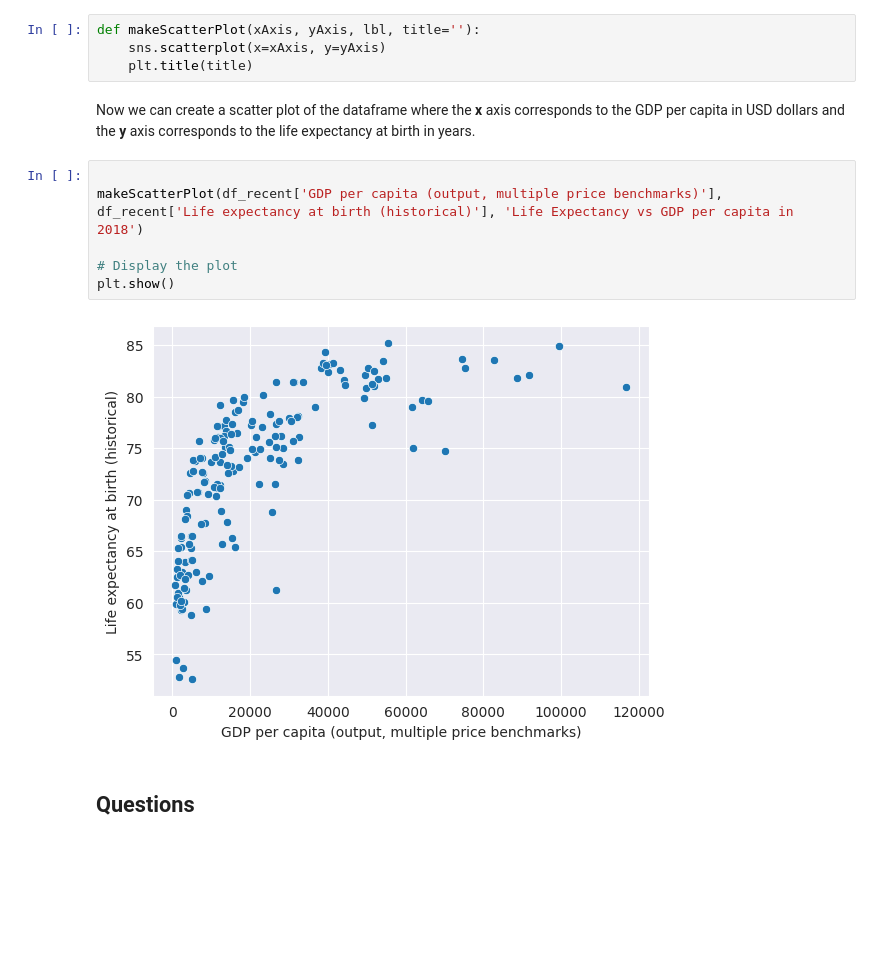
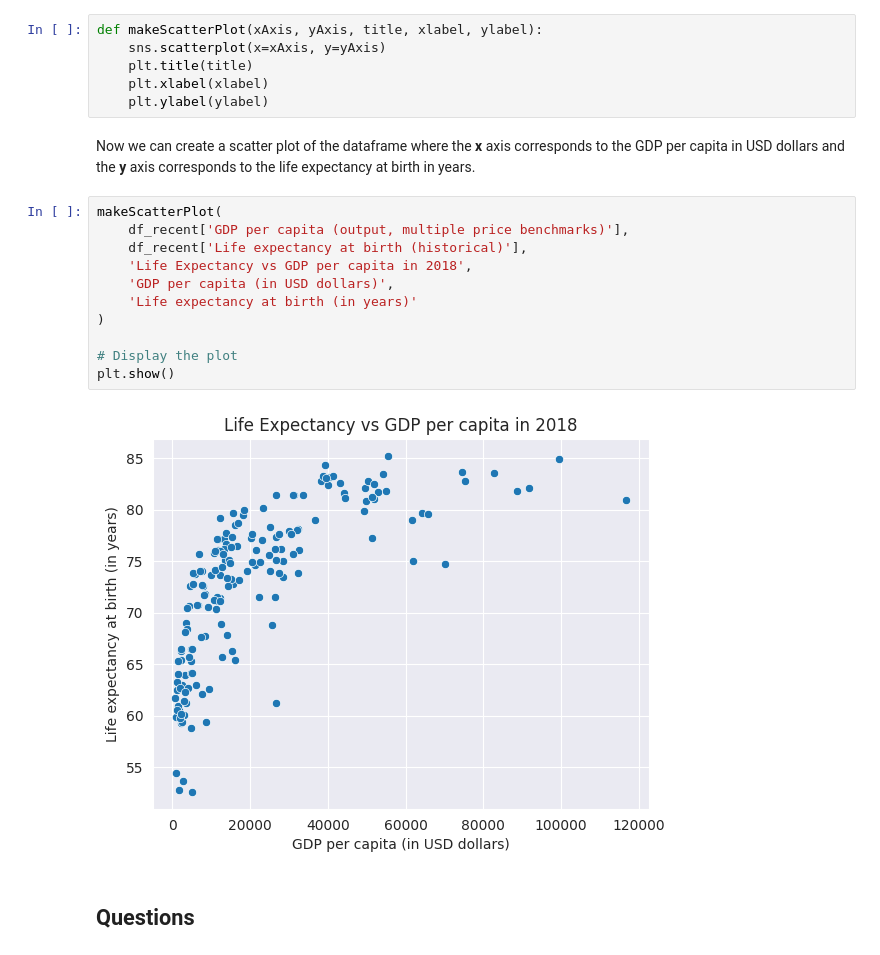
Before and after one commit to lucamodica/introduction-to-data-science-and-ai--chalmers, a Jupyter notebook: 1-introduction-to-ds-and-py/DAT565-assignment-1.ipynb, the cells around one changed output. Cells and saved outputs as stored; diff of their text form; blank space fills up the shorter version.

```diff
--- a/1-introduction-to-ds-and-py/DAT565-assignment-1.ipynb
+++ b/1-introduction-to-ds-and-py/DAT565-assignment-1.ipynb
@@ -139,19 +139,26 @@ df_recent
 # %% [markdown]
 Here is a function that creates a scatter plot given the **x** and **y** axis.
 # %%
-def makeScatterPlot(xAxis, yAxis, lbl, title=''):
+def makeScatterPlot(xAxis, yAxis, title, xlabel, ylabel):
     sns.scatterplot(x=xAxis, y=yAxis)
     plt.title(title)
+    plt.xlabel(xlabel)
+    plt.ylabel(ylabel)
 # %% [markdown]
 Now we can create a scatter plot of the dataframe where the **x** axis corresponds to the GDP per capita in USD dollars and the **y** axis corresponds to the life expectancy at birth in years.
 # %%
-
-makeScatterPlot(df_recent['GDP per capita (output, multiple price benchmarks)'], df_recent['Life expectancy at birth (historical)'], 'Life Expectancy vs GDP per capita in 2018')
+makeScatterPlot(
+    df_recent['GDP per capita (output, multiple price benchmarks)'],
+    df_recent['Life expectancy at birth (historical)'],
+    'Life Expectancy vs GDP per capita in 2018',
+    'GDP per capita (in USD dollars)',
+    'Life expectancy at birth (in years)'
+)
 
 # Display the plot
 plt.show()
 # %% [output]
-[figure, old version]
+[figure, new version]
 # %% [markdown]
 ## Questions
 # %% [markdown]
```
Also changed, not shown: parts of 17 cells of this notebook, 3 other files.
